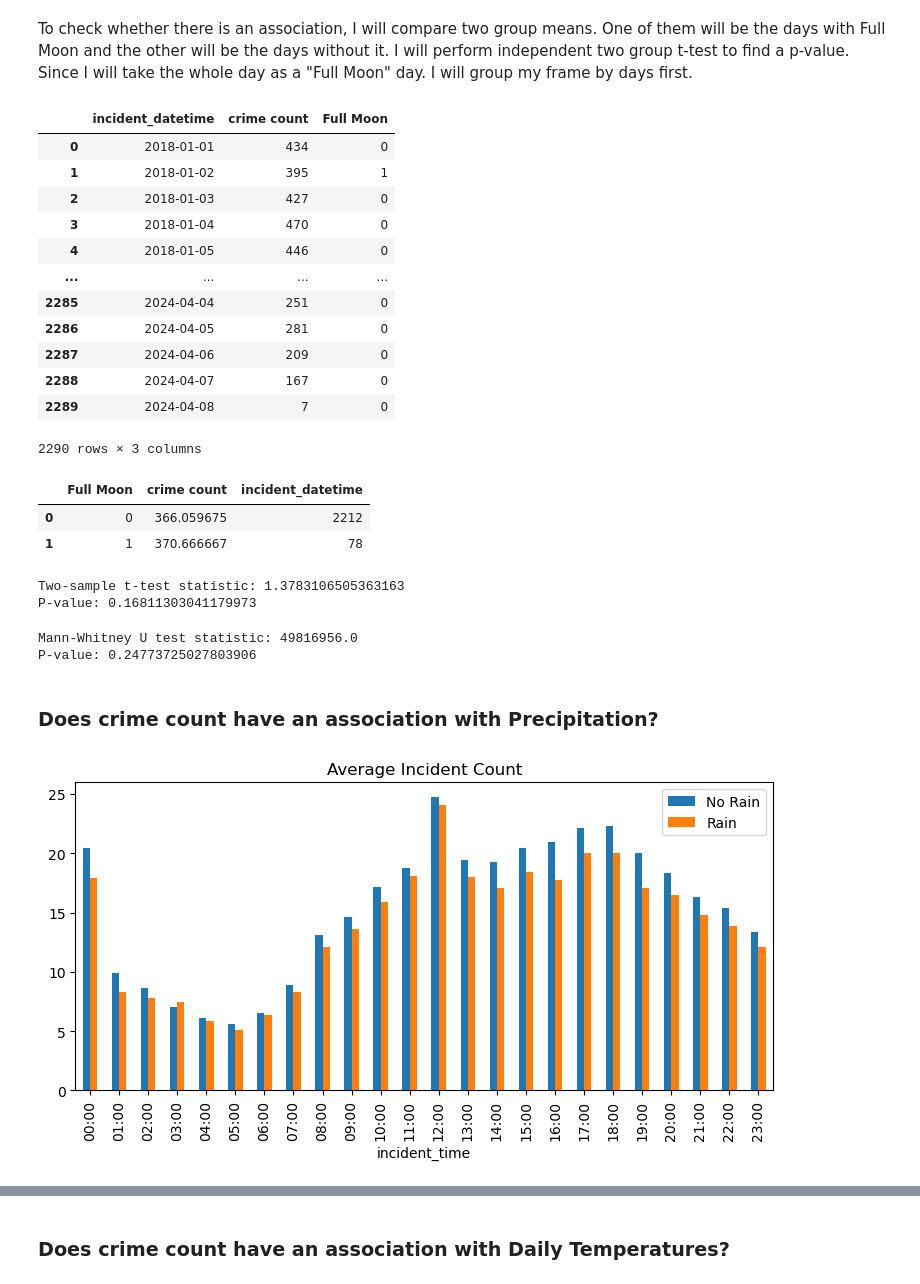
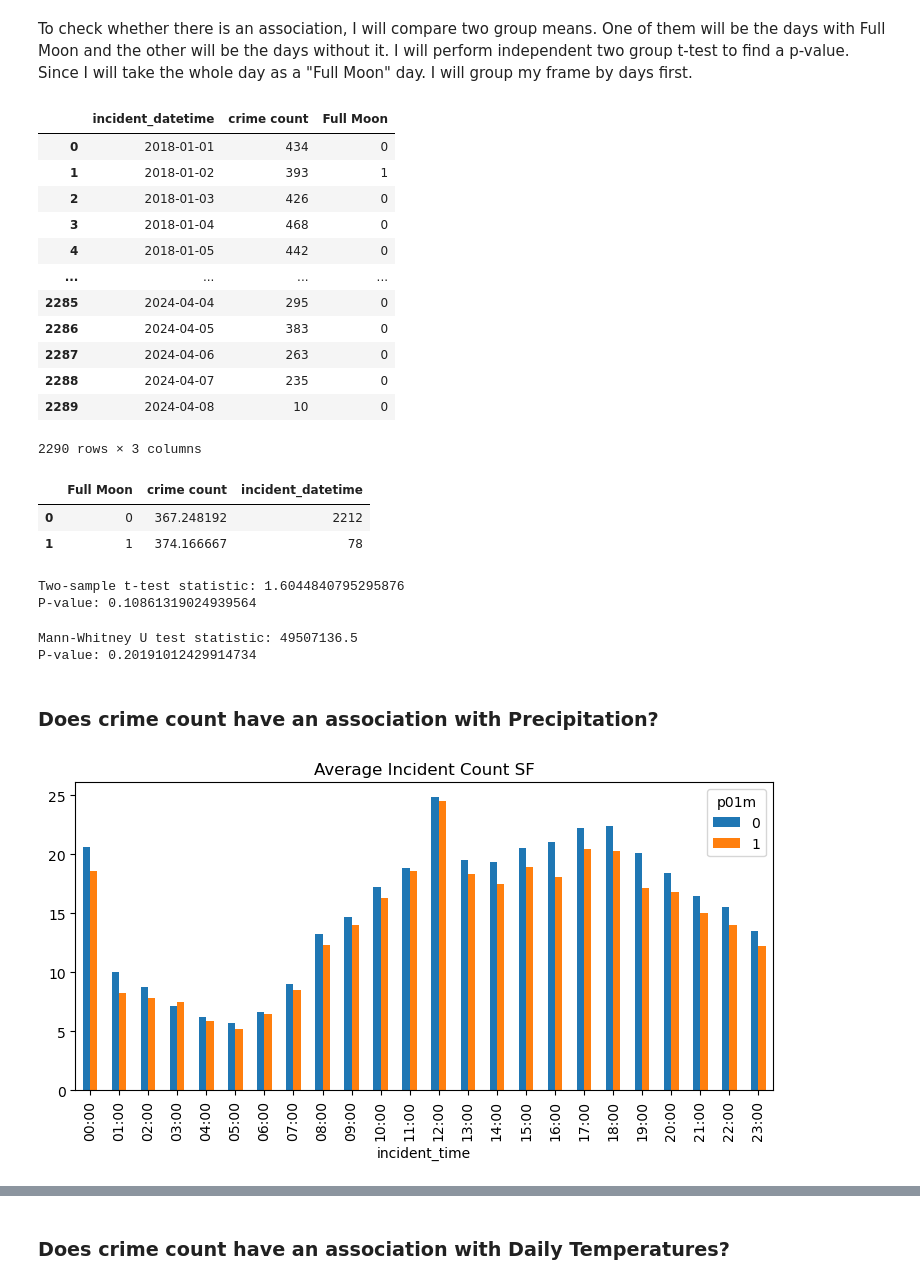
Before and after one commit to etumkaya/incidents, a Jupyter notebook: Incidents_Project.ipynb, the cells around one changed output, grey strips where cells are left out. Saved outputs shown, nothing was run; the diff lists cells and outputs as text; code cells hidden in the pictures.

```diff
--- a/Incidents_Project.ipynb
+++ b/Incidents_Project.ipynb
@@ -482,10 +805,10 @@ full_moon_df["date"]=pd.to_datetime(full_moon_df["date"])
 # %%
-merged_df3=pd.merge(merged_df2,full_moon_df,left_on=["incident_datetime"],right_on=["date"],how="left")
+merged_SF_3=pd.merge(merged_SF2,full_moon_df,left_on=["incident_datetime"],right_on=["date"],how="left")
 # %%
-merged_df3['Full Moon'] = merged_df3.apply(lambda x: 1 if x['phase'] == 'Full Moon' else 0, axis=1)
+merged_SF_3['Full Moon'] = merged_SF_3.apply(lambda x: 1 if x['phase'] == 'Full Moon' else 0, axis=1)
 # %%
-merged_df3.drop(columns={"phase","time","date"},inplace=True)
-merged_df3
+merged_SF_3.drop(columns={"phase","time","date"},inplace=True)
+merged_SF_3
 # %% [output]
 |  | incident_datetime | incident_time | incident_year | incident_day_of_week | Month | tmpc | p01m | ... |
 | 0 | 2018-01-01 | 01:00 | 2018 | Monday | 1 | 11.11 | 0 | ... |
@@ -537,63 +863,63 @@ merged_df3
 # %% [markdown]
 To check whether there is an association, I will compare two group means. One of them will be the days with Full Moon and the other will be the days without it. I will perform independent two group t-test to find a p-value. Since I will take the whole day as a "Full Moon" day. I will group my frame by days first.
 # %%
-Full_moondf=merged_df3[["incident_datetime","crime count","Full Moon"]].groupby("incident_datetime").agg({"crime count":"sum","Full Moon":"first"}).reset_index()
-Full_moondf
+Full_moondf_SF=merged_SF_3[["incident_datetime","crime count","Full Moon"]].groupby("incident_datetime").agg({"crime count":"sum","Full Moon":"first"}).reset_index()
+Full_moondf_SF
 # %% [output]
 |  | incident_datetime | crime count | Full Moon |
 | 0 | 2018-01-01 | 434 | 0 |
-| 1 | 2018-01-02 | 395 | 1 |
-| 2 | 2018-01-03 | 427 | 0 |
-| 3 | 2018-01-04 | 470 | 0 |
-| 4 | 2018-01-05 | 446 | 0 |
+| 1 | 2018-01-02 | 393 | 1 |
+| 2 | 2018-01-03 | 426 | 0 |
+| 3 | 2018-01-04 | 468 | 0 |
+| 4 | 2018-01-05 | 442 | 0 |
 | ... | ... | ... | ... |
-| 2285 | 2024-04-04 | 251 | 0 |
-| 2286 | 2024-04-05 | 281 | 0 |
-| 2287 | 2024-04-06 | 209 | 0 |
-| 2288 | 2024-04-07 | 167 | 0 |
-| 2289 | 2024-04-08 | 7 | 0 |
+| 2285 | 2024-04-04 | 295 | 0 |
+| 2286 | 2024-04-05 | 383 | 0 |
+| 2287 | 2024-04-06 | 263 | 0 |
+| 2288 | 2024-04-07 | 235 | 0 |
+| 2289 | 2024-04-08 | 10 | 0 |
 2290 rows × 3 columns
 # %%
-Full_moondf.groupby(Full_moondf["Full Moon"]).agg({"crime count":"mean","incident_datetime":"count"}).reset_index()
+Full_moondf_SF.groupby(Full_moondf_SF["Full Moon"]).agg({"crime count":"mean","incident_datetime":"count"}).reset_index()
 # %% [output]
 |  | Full Moon | crime count | incident_datetime |
-| 0 | 0 | 366.059675 | 2212 |
-| 1 | 1 | 370.666667 | 78 |
+| 0 | 0 | 367.248192 | 2212 |
+| 1 | 1 | 374.166667 | 78 |
 # %%
 
 
-crime_count_full_moon = merged_df3[merged_df3['Full Moon'] == 1]['crime count']
-crime_count_non_full_moon = merged_df3[merged_df3['Full Moon'] == 0]['crime count']
+crime_count_full_moon_sf = merged_SF_3[merged_SF_3['Full Moon'] == 1]['crime count']
+crime_count_non_full_moon_sf = merged_SF_3[merged_SF_3['Full Moon'] == 0]['crime count']
 
 
-t_statistic, p_value = ttest_ind(crime_count_full_moon, crime_count_non_full_moon)
+t_statistic, p_value = ttest_ind(crime_count_full_moon_sf, crime_count_non_full_moon_sf)
 
 
 print("Two-sample t-test statistic:", t_statistic)
 print("P-value:", p_value)
 # %% [output]
-Two-sample t-test statistic: 1.3783106505363163
-P-value: 0.16811303041179973
+Two-sample t-test statistic: 1.6044840795295876
+P-value: 0.10861319024939564
 # %%
 
 
-U_statistic, p_value = mannwhitneyu(crime_count_full_moon, crime_count_non_full_moon)
+U_statistic, p_value = mannwhitneyu(crime_count_full_moon_sf, crime_count_non_full_moon_sf)
 
 
 print("Mann-Whitney U test statistic:", U_statistic)
 print("P-value:", p_value)
 # %% [output]
-Mann-Whitney U test statistic: 49816956.0
-P-value: 0.24773725027803906
+Mann-Whitney U test statistic: 49507136.5
+P-value: 0.20191012429914734
 # %% [markdown]
 ### Does crime count have an association with Precipitation?
 # %%
-cross_tab_mean = pd.crosstab(index=merged_df3['incident_time'], columns=merged_df3['p01m'], values=merged_df3['crime count'], aggfunc='mean')
+cross_tab_mean_sf = pd.crosstab(index=merged_SF_3['incident_time'], columns=merged_SF_3['p01m'], values=merged_SF_3['crime count'], aggfunc='mean')
 # %%
-gra=cross_tab_mean.plot(kind='bar', stacked=False,figsize=(9,4))
-gra.set_title("Average Incident Count")
+gra=cross_tab_mean_sf.plot(kind='bar', stacked=False,figsize=(9,4))
+gra.set_title("Average Incident Count SF")
 
 plt.show()
 # %% [output]
-[figure, old version]
+[figure, new version]
 # %%
```
Also changed, not shown: parts of 78 cells of this notebook.
